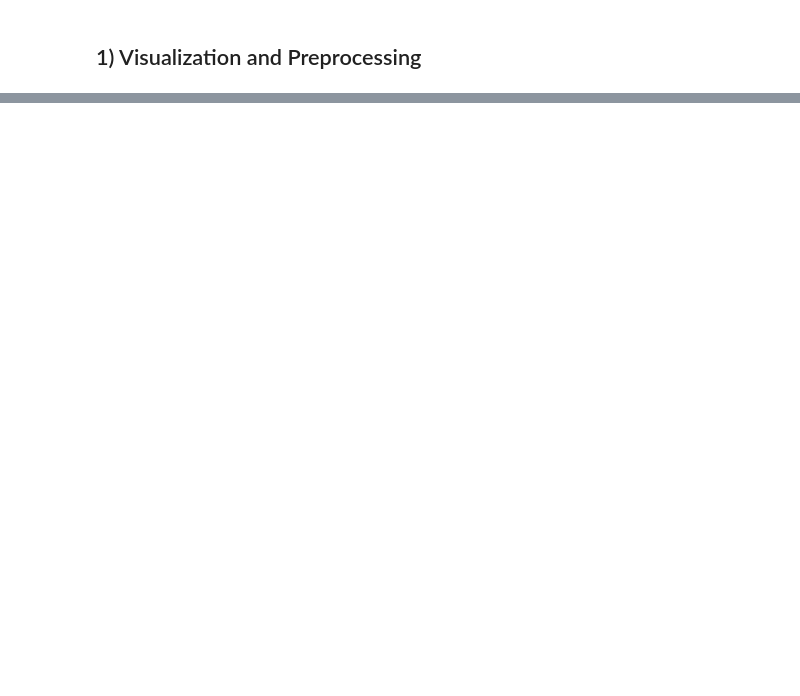
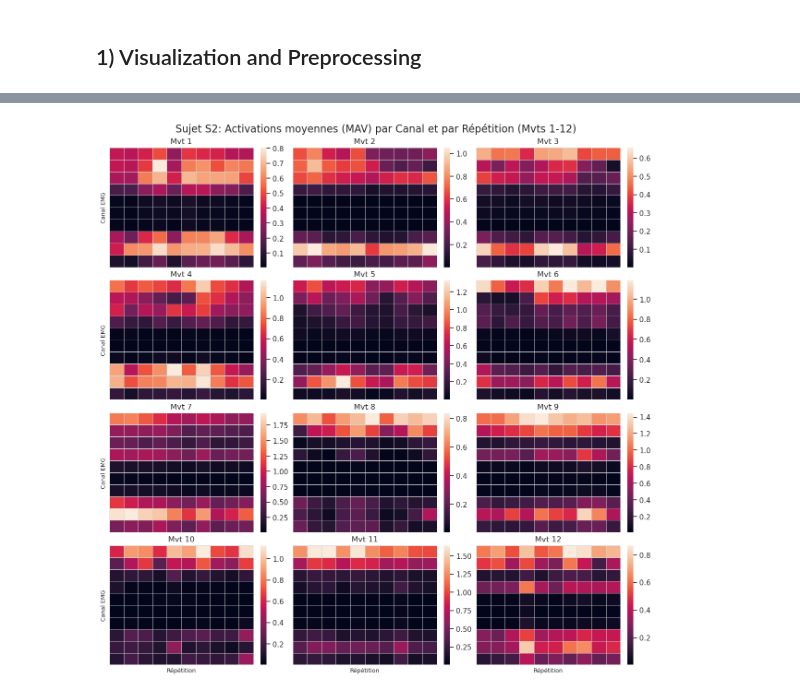
Before and after one commit to Tournedos/NSSP_project2_groupK, a Jupyter notebook: Part2.ipynb, the cells around one changed output, grey strips where cells are left out. Cells and saved outputs as stored; diff of their text form; code cells hidden in the pictures; blank space fills up the shorter version.

```diff
--- a/Part2.ipynb
+++ b/Part2.ipynb
@@ -93,0 +95,10 @@ Subject: S5
+# %%
+from scipy.ndimage import convolve1d
+import numpy as np
+
+N_STIMULI = 12
+N_REPETITIONS = 10
+
+# Définir la longueur de la fenêtre pour la moyenne mobile (Moving Average)
+MOV_MEAN_LENGTH = 25
+MOV_MEAN_WEIGHTS = np.ones(MOV_MEAN_LENGTH) / MOV_MEAN_LENGTH
@@ -93,0 +207,81 @@ Subject: S5
+# %%
+import numpy as np
+import matplotlib.pyplot as plt
+import seaborn as sns # Assurez-vous que seaborn est importé
+from scipy.ndimage import convolve1d # S'assurer que convolve1d est disponible si vous n'avez pas relancé les blocs précédents
+
+# Constantes Ninapro DB1 A1
+N_CHANNELS = 10
+N_STIMULI = 12
+N_REPETITIONS = 10
+
+# --- Boucle pour visualiser les activations moyennes par répétition pour tous les sujets ---
+for subject in all_processed.keys():
+
+    # 1. Récupération des données d'enveloppe
+    if "emg_envelopes" not in all_processed[subject]:
+        print(f"⚠️ Erreur: Les enveloppes EMG n'ont pas été calculées pour le sujet {subject}. Veuillez lancer l'étape 2 du bloc précédent.")
+        continue
+
+    emg_envelopes = all_processed[subject]["emg_envelopes"]
+
+    # Initialiser le tableau pour stocker les moyennes d'activation
+    # Shape: (10 canaux, 53 stimuli, 6 répétitions)
+    emg_average_activations = np.zeros((N_CHANNELS, N_STIMULI, N_REPETITIONS))
+
+    # 2. Calcul de l'activation moyenne
+    # C'est l'équivalent du MAV (Mean Absolute Value) calculé sur l'enveloppe
+    for stimuli_idx in range(N_STIMULI):
+        for repetition_idx in range(N_REPETITIONS):
+            window = emg_envelopes[stimuli_idx][repetition_idx]
+
+            if window is not None and window.size > 0:
+                # Calcul de la moyenne temporelle pour chaque canal (axis=0)
+                # Stockage dans le tableau : [Canaux, Mouvement, Répétition]
+                emg_average_activations[:, stimuli_idx, repetition_idx] = np.mean(window, axis=0)
+            else:
+                # Si la fenêtre est vide, l'activation reste 0
+                emg_average_activations[:, stimuli_idx, repetition_idx] = 0
+
+    # 3. Visualisation des 12 premiers mouvements (pour un aperçu rapide)
+
+    # Nous affichons seulement les 12 premiers mouvements (1-12) sur 4 lignes x 3 colonnes
+    N_PLOTS_PER_FIGURE = 12
+
+    fig, ax = plt.subplots(4, 3, figsize=(12, 12), constrained_layout=True, sharex=True, sharey=True)
+    ax = ax.ravel()
+
+    for plot_idx in range(N_PLOTS_PER_FIGURE):
+        if plot_idx >= N_STIMULI:
+            break
+
+        # Squeezing to get a 2D array: (Canaux, Répétitions) for the current stimulus
+        data_to_plot = emg_average_activations[:, plot_idx, :]
+
+        # Création de la heatmap
+        sns.heatmap(
+            data_to_plot,
+            ax=ax[plot_idx],
+            xticklabels=False,
+            yticklabels=False,
+            cbar=True,
+            linewidths=0.5, linecolor='lightgray'
+        )
+        ax[plot_idx].title.set_text("Mvt " + str(plot_idx + 1))
+        ax[plot_idx].tick_params(labelsize=8)
+
+        # Labels uniquement sur la première colonne et dernière ligne pour éviter la surcharge
+        if plot_idx % 3 == 0:
+            ax[plot_idx].set_ylabel("Canal EMG", fontsize=9)
+        if plot_idx >= 9:
+            ax[plot_idx].set_xlabel("Répétition", fontsize=9)
+        else:
+            ax[plot_idx].set_xlabel("") # Supprimer le label des autres
+
+    # Titre général pour la figure
+    plt.suptitle(f"Sujet {subject}: Activations moyennes (MAV) par Canal et par Répétition (Mvts 1-12)", fontsize=16)
+    plt.show()
+
+#
+# %% [output]
+[figure, added]
```
Also changed, not shown: parts of 14 cells of this notebook.
